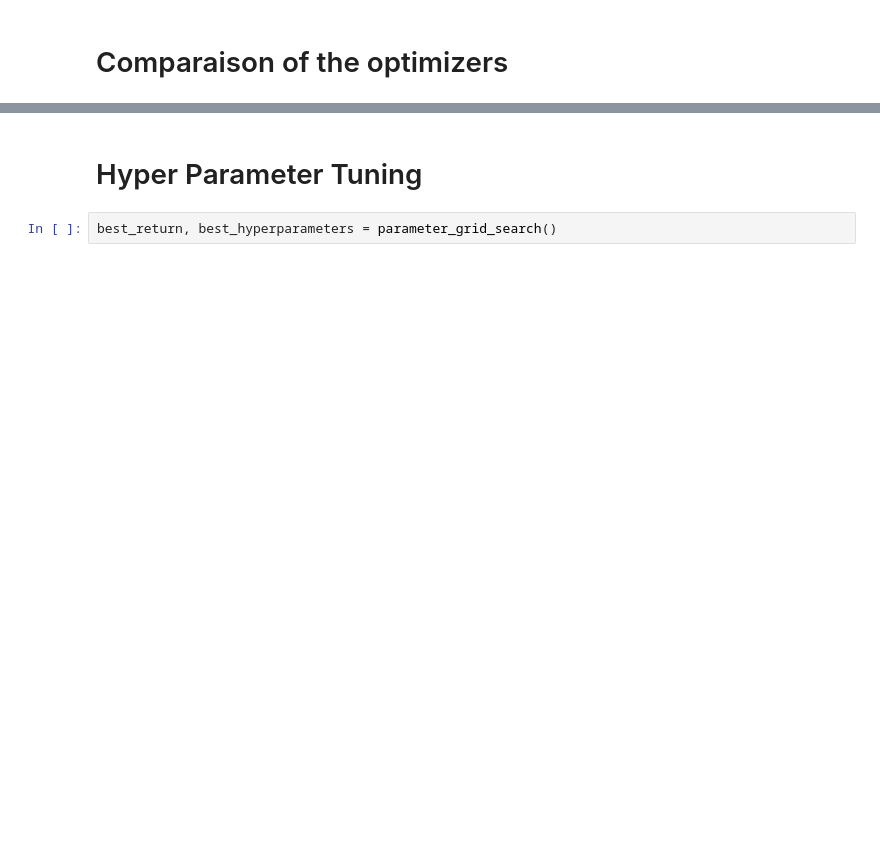
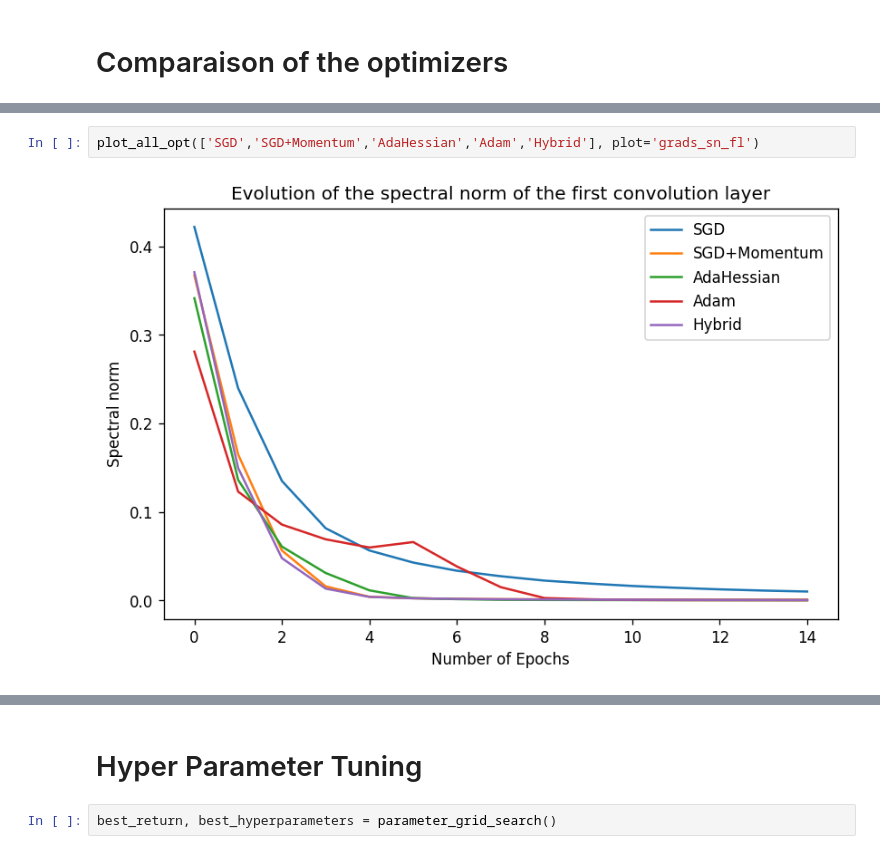
Before and after one commit to riccardocadei/adahessian, a Jupyter notebook: main.ipynb, the cells around one changed output, grey strips where cells are left out. Cells and saved outputs as stored; diff of their text form; blank space fills up the shorter version.

```diff
--- a/main.ipynb
+++ b/main.ipynb
@@ -147,0 +150,4 @@ plot_all_opt(['SGD','SGD+Momentum','AdaHessian','Adam','Hybrid'], plot='valid_ac
+# %%
+plot_all_opt(['SGD','SGD+Momentum','AdaHessian','Adam','Hybrid'], plot='grads_sn_fl')
+# %% [output]
+[figure, added]
```
Also changed, not shown: parts of 9 cells of this notebook.
